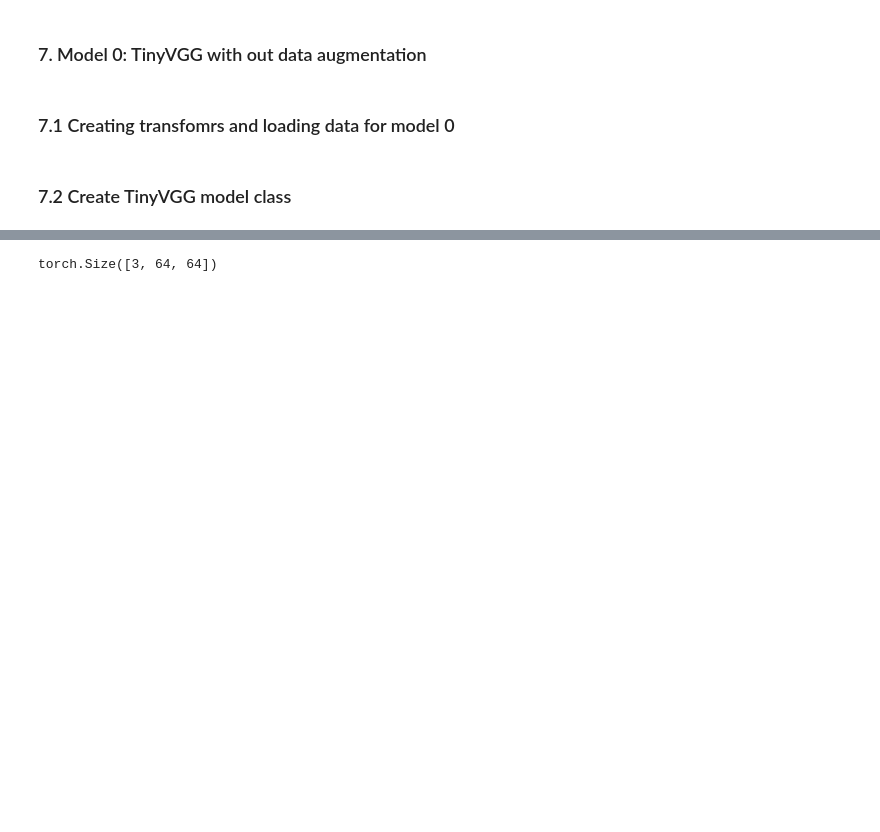
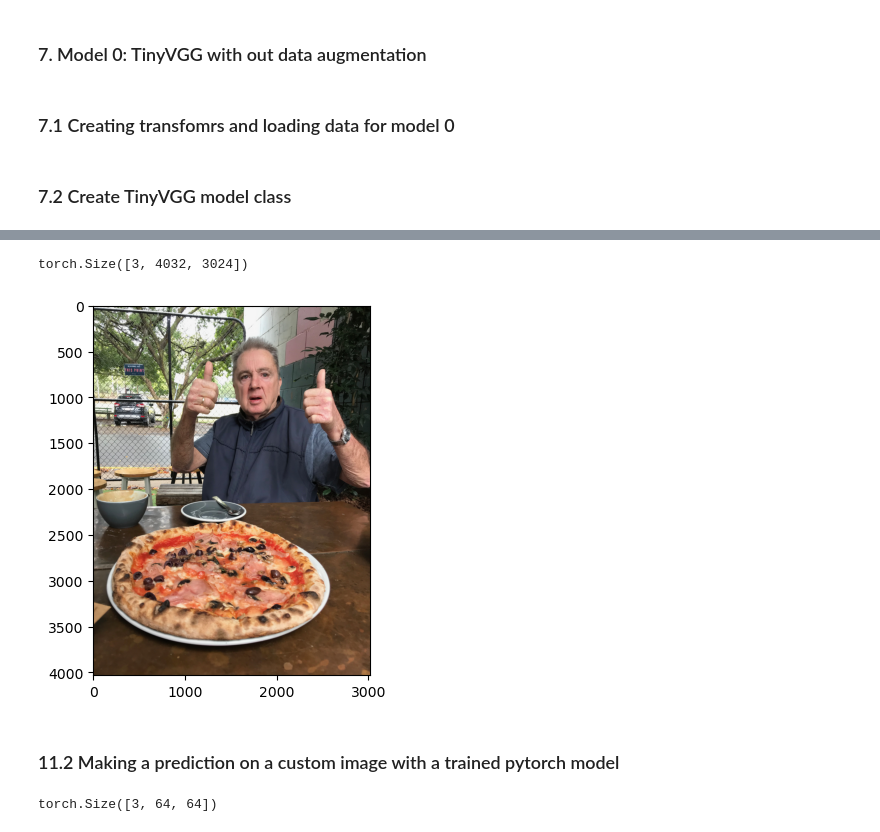
Before and after one commit to pjy0422/pytorch, a Jupyter notebook: pytorch_customdata.ipynb, the cells around one changed output, grey strips where cells are left out. Saved outputs shown, nothing was run; the diff lists cells and outputs as text; code cells hidden in the pictures; blank space fills up the shorter version.

```diff
--- a/pytorch_customdata.ipynb
+++ b/pytorch_customdata.ipynb
@@ -561,0 +972,16 @@ img,label = train_data[0]
+# %%
+# Download custom image
+import requests
+
+# Setup custom image path
+custom_image_path = data_path / "04-pizza-dad.jpeg"
+
+# Download the image if it doesn't already exist
+if not custom_image_path.is_file():
+    with open(custom_image_path,"wb") as f:
+        # When downloading from Github, need to use the "raw" file link
+        request = requests.get("https://github.com/mrdbourke/pytorch-deep-learning/raw/main/images/04-pizza-dad.jpeg")
+        f.write(request.content)
+
+else:
+    print(f"{custom_image_path} already exists, skipping")
@@ -561,0 +998,6 @@ img,label = train_data[0]
+# %%
+import torchvision
+
+# Read in custom image
+custom_image = torchvision.io.read_image(str(custom_image_path)).type(torch.float32) /255.
+custom_image
@@ -561,0 +1022,8 @@ img,label = train_data[0]
+# %%
+plt.imshow(custom_image.permute(1,2,0))
+custom_image.shape
+# %% [output]
+torch.Size([3, 4032, 3024])
+[figure, added]
+# %% [markdown]
+### 11.2 Making a prediction on a custom image with a trained pytorch model
```
Also changed, not shown: parts of 49 cells of this notebook, 1 other file.
